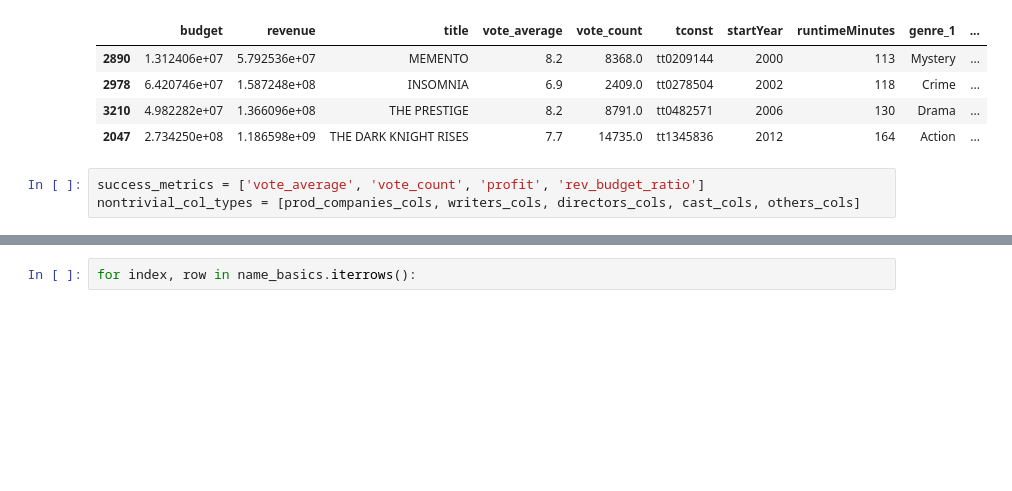
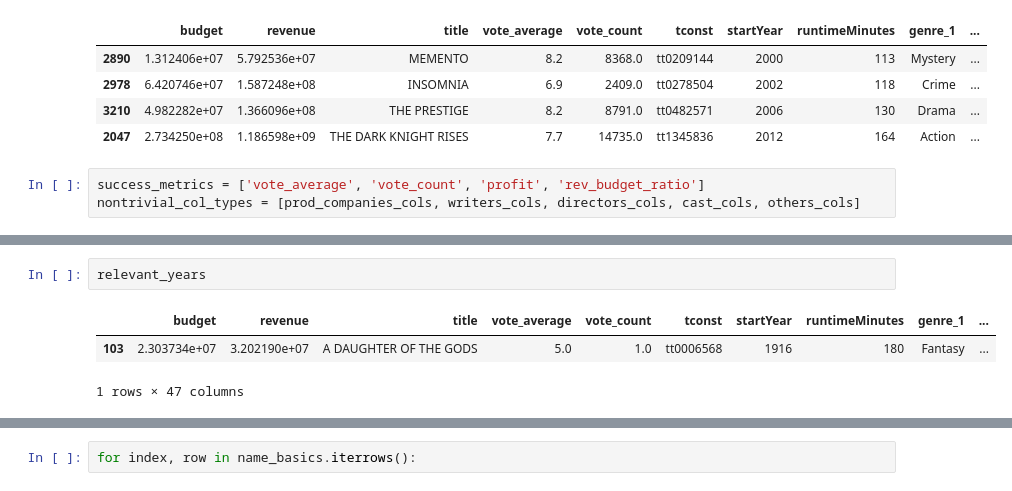
Before and after one commit to nsn116/Movie-Success-Predictor, a Jupyter notebook: data_preprocessing/Principals info.ipynb, the cells around one changed output, grey strips where cells are left out. Drawn from its saved outputs; the diff is of its cells as text; blank space fills up the shorter version.

```diff
--- a/data_preprocessing/Principals info.ipynb
+++ b/data_preprocessing/Principals info.ipynb
@@ -686,0 +718,6 @@ for i in range(firstYear, lastYear + 1)
+# %%
+relevant_years
+# %% [output]
+|  | budget | revenue | title | vote_average | vote_count | tconst | startYear | runtimeMinutes | genre_1 | ... |
+| 103 | 2.303734e+07 | 3.202190e+07 | A DAUGHTER OF THE GODS | 5.0 | 1.0 | tt0006568 | 1916 | 180 | Fantasy | ... |
+1 rows × 47 columns
```
Also changed, not shown: parts of 28 cells of this notebook, 1 other file.
